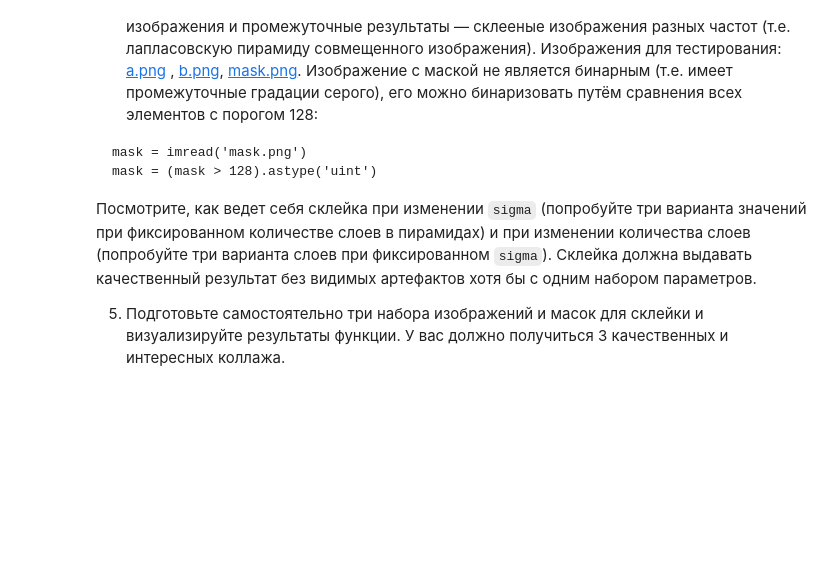
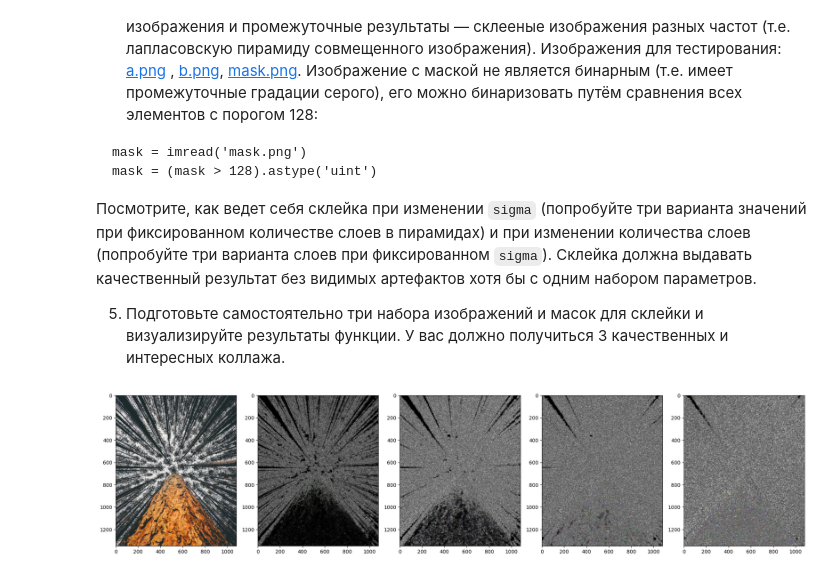
Before and after one commit to ratatatan/itmo-oomd, a Jupyter notebook: Курс_на_Stepik_5.ipynb, the cells around one changed output. Cells and saved outputs as stored; diff of their text form; code cells hidden in the pictures; blank space fills up the shorter version.

```diff
--- a/Курс_на_Stepik_5.ipynb
+++ b/Курс_на_Stepik_5.ipynb
@@ -44,14 +46,14 @@ mask = (mask > 128).astype('uint')
 import matplotlib.pyplot as plt
 import numpy as np
 
-def display_image_grid(rows, figsize=(20, 20)):
+def show_table(rows, figsize=(20, 20)):
     n_rows = len(rows)
     n_cols = len(max(rows, key=len))
     plt.figure(figsize=figsize)
 
-    for i, row in enumerate(rows):
-        for j, img in enumerate(row):
-            plt.subplot(n_rows, n_cols, i * n_cols + j + 1)
+    for y, row in enumerate(rows):
+        for x, img in enumerate(row):
+            plt.subplot(n_rows, n_cols, y * n_cols + x + 1)
             plt.imshow(img)
 
     plt.tight_layout()
@@ -64,24 +66,39 @@ from skimage.transform import resize
 from skimage.io import imread, imshow
 from scipy.ndimage import gaussian_filter
 
-def apply_filter(image, filter):
+def apply_filter(image, filter, *args):
   image = img_as_float(image)
 
   if len(image.shape) == 2:
     return np.clip(filter(image), 0, 1)
   else:
     return np.clip(
-        np.dstack(filter(image[:, :, c] for c in image.shape[2])), 0, 1)
+            np.dstack([
+              filter(image[:, :, c], *args)
+              for c in range(image.shape[2])
+            ]), 0, 1)
 
-def get_gaussian_pyramid(image, sigma, depth=5):
+def get_diff(images):
+  return [images[-1]] \
+    .extend([images[i] - images[i-1] for i in range(len(images))])
+
+def get_gaussian_pyramid(image, sigma=1, depth=5):
     pyramid = [image]
 
     for _ in range(depth-1):
-      pyramid.append(apply_filter(pyramid[-1], gaussian_filter))
+      pyramid.append(apply_filter(pyramid[-1], gaussian_filter, sigma, depth))
 
     return pyramid
 
-def get_laplacian_pyramid(image, sigma, depth=5):
+def get_laplacian_pyramid(image, sigma=1, depth=5):
     gaussian_pyramid = get_gaussian_pyramid(image, sigma, depth)
 
     return np.append(np.diff(gaussian_pyramid), gaussian_pyramid[-1])
+# %%
+img = imread("trees.jpeg")
+#show_table([get_gaussian_pyramid(img), get_laplacian_pyramid(img)])
+#get_gaussian_pyramid(img)
+#get_laplacian_pyramid(img)
+show_table([get_gaussian_pyramid(img)])
+# %% [output]
+[figure, added]
```
Also changed, not shown: parts of 1 cell of this notebook.
